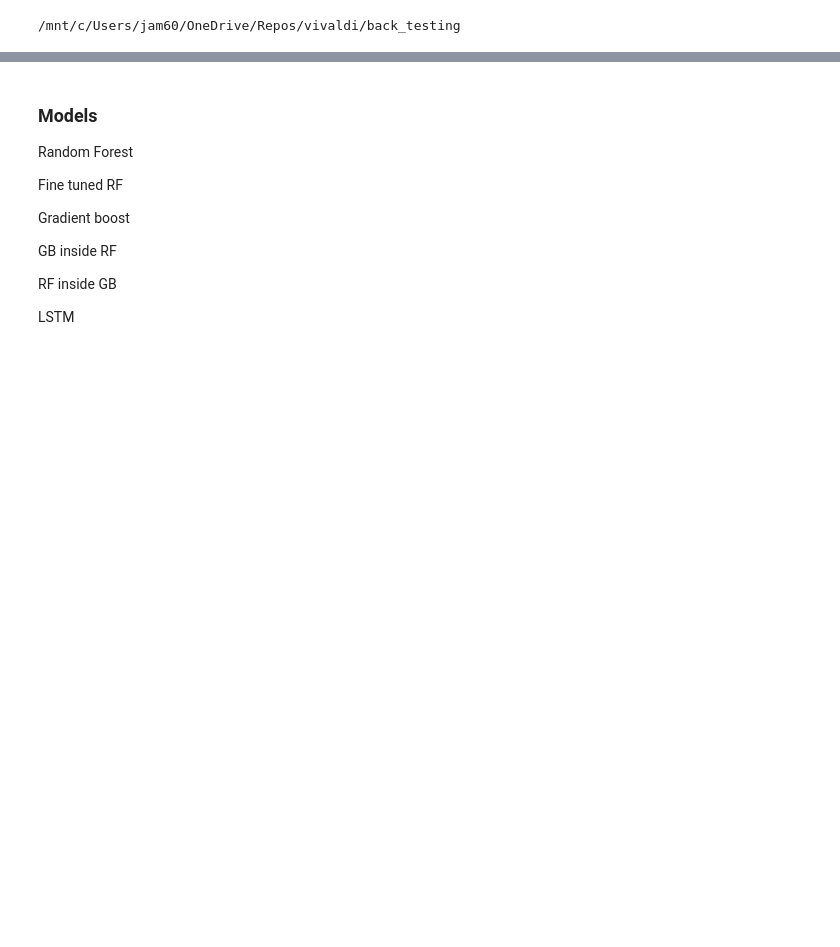
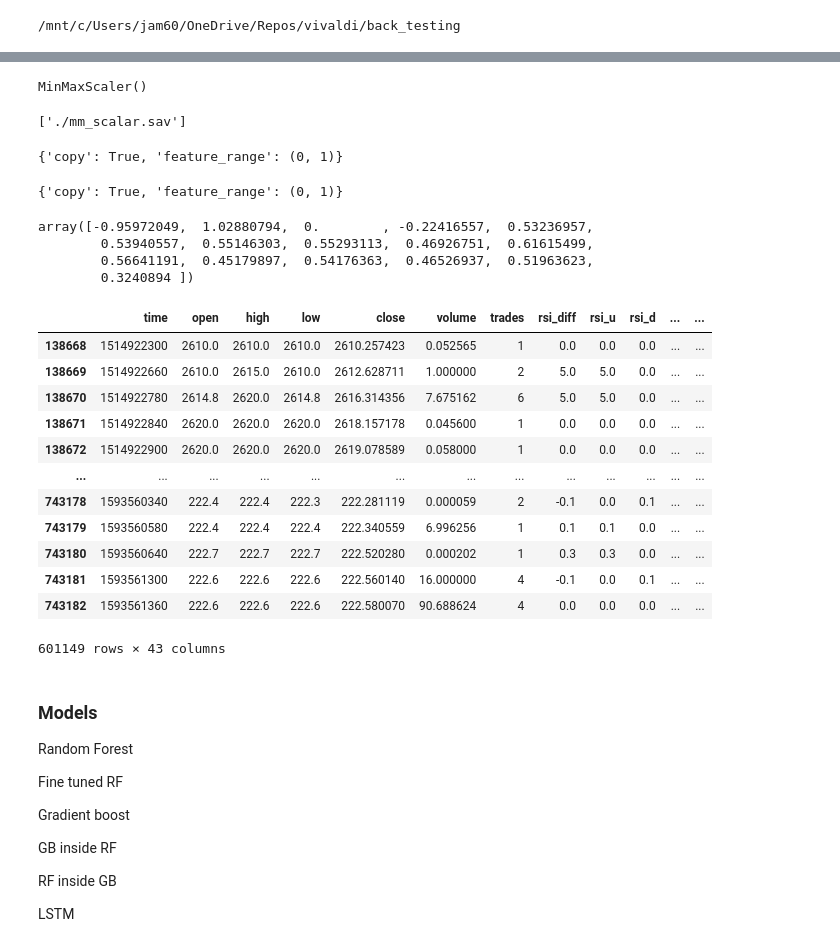
Before and after one commit to lowrollr/moonshot, a Jupyter notebook: back_testing/v2/research/notebooks/optimal_trading/classification_optimal_trading_buy_classifier.ipynb, the cells around one changed output, grey strips where cells are left out. Saved outputs shown, nothing was run; the diff lists cells and outputs as text; code cells hidden in the pictures; blank space fills up the shorter version.

```diff
--- a/back_testing/v2/research/notebooks/optimal_trading/classification_optimal_trading_buy_classifier.ipynb
+++ b/back_testing/v2/research/notebooks/optimal_trading/classification_optimal_trading_buy_classifier.ipynb
@@ -69,3 +106,44 @@ LTCUSD
+# %%
+mm_scalar
+# %% [output]
+MinMaxScaler()
+# %%
+import joblib
+
+joblib.dump(mm_scalar, './mm_scalar.sav')
+# %% [output]
+['./mm_scalar.sav']
+# %%
+mm_scalar.get_params()
+# %% [output]
+{'copy': True, 'feature_range': (0, 1)}
+# %%
+mm_scalar.get_params()
+# %% [output]
+{'copy': True, 'feature_range': (0, 1)}
+# %%
+mm_scalar.min_
+# %% [output]
+array([-0.95972049,  1.02880794,  0.        , -0.22416557,  0.53236957,
+        0.53940557,  0.55146303,  0.55293113,  0.46926751,  0.61615499,
+        0.56641191,  0.45179897,  0.54176363,  0.46526937,  0.51963623,
+        0.3240894 ])
+# %%
+cur_dataset
+# %% [output]
+|  | time | open | high | low | close | volume | trades | rsi_diff | rsi_u | rsi_d | ... | ... |
+| 138668 | 1514922300 | 2610.0 | 2610.0 | 2610.0 | 2610.257423 | 0.052565 | 1 | 0.0 | 0.0 | 0.0 | ... | ... |
+| 138669 | 1514922660 | 2610.0 | 2615.0 | 2610.0 | 2612.628711 | 1.000000 | 2 | 5.0 | 5.0 | 0.0 | ... | ... |
+| 138670 | 1514922780 | 2614.8 | 2620.0 | 2614.8 | 2616.314356 | 7.675162 | 6 | 5.0 | 5.0 | 0.0 | ... | ... |
+| 138671 | 1514922840 | 2620.0 | 2620.0 | 2620.0 | 2618.157178 | 0.045600 | 1 | 0.0 | 0.0 | 0.0 | ... | ... |
+| 138672 | 1514922900 | 2620.0 | 2620.0 | 2620.0 | 2619.078589 | 0.058000 | 1 | 0.0 | 0.0 | 0.0 | ... | ... |
+| ... | ... | ... | ... | ... | ... | ... | ... | ... | ... | ... | ... | ... |
+| 743178 | 1593560340 | 222.4 | 222.4 | 222.3 | 222.281119 | 0.000059 | 2 | -0.1 | 0.0 | 0.1 | ... | ... |
+| 743179 | 1593560580 | 222.4 | 222.4 | 222.4 | 222.340559 | 6.996256 | 1 | 0.1 | 0.1 | 0.0 | ... | ... |
+| 743180 | 1593560640 | 222.7 | 222.7 | 222.7 | 222.520280 | 0.000202 | 1 | 0.3 | 0.3 | 0.0 | ... | ... |
+| 743181 | 1593561300 | 222.6 | 222.6 | 222.6 | 222.560140 | 16.000000 | 4 | -0.1 | 0.0 | 0.1 | ... | ... |
+| 743182 | 1593561360 | 222.6 | 222.6 | 222.6 | 222.580070 | 90.688624 | 4 | 0.0 | 0.0 | 0.0 | ... | ... |
+601149 rows × 43 columns
 # %%
 final_dataset = pd.concat(dataset_list)
 # %%
```
Also changed, not shown: parts of 15 cells of this notebook, 1 other file.
